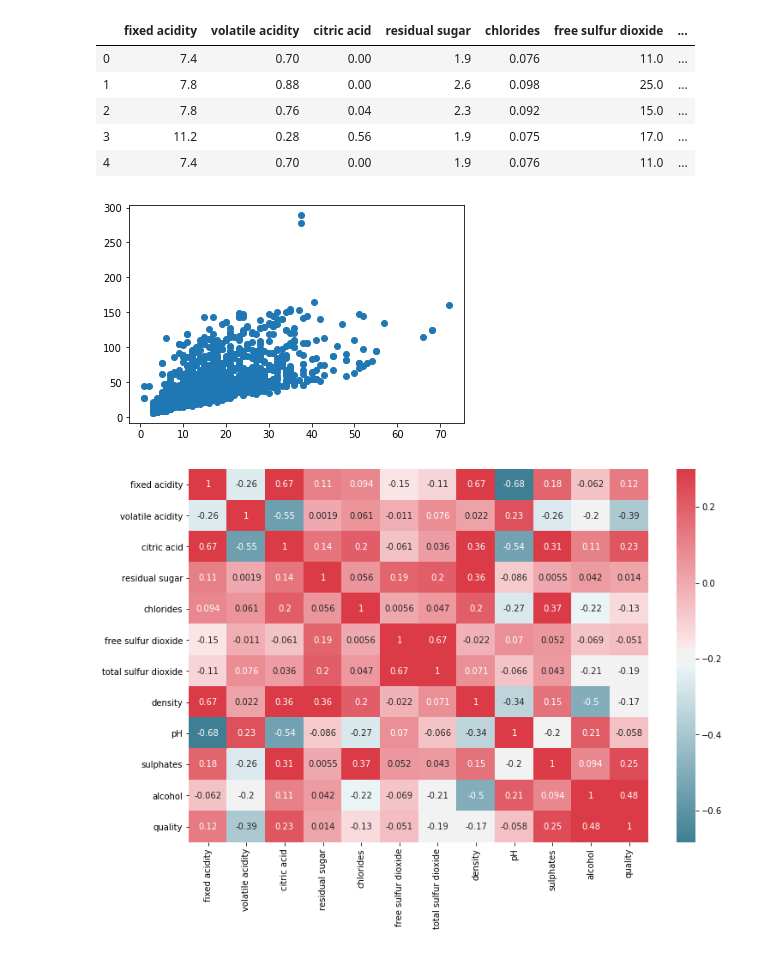
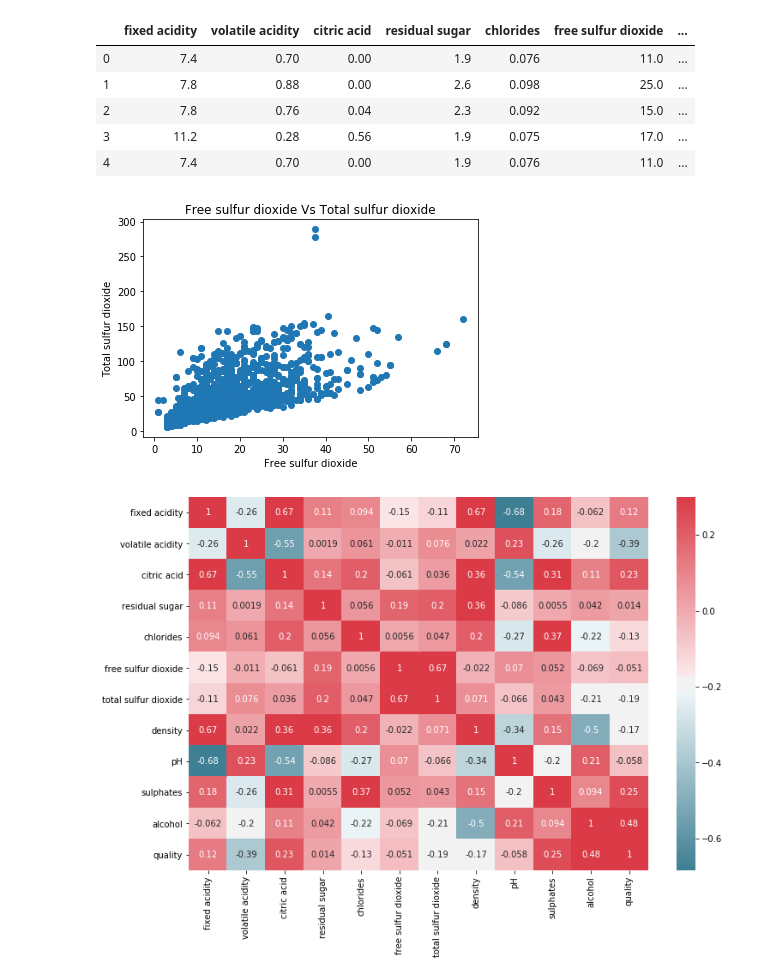
Before and after one commit to SivaLokam/supervisedlearning, a Jupyter notebook: Tutorials/Regression Tutorial.ipynb, the cells around one changed output. Saved outputs shown, nothing was run; the diff lists cells and outputs as text; code cells hidden in the pictures.

```diff
--- a/Tutorials/Regression Tutorial.ipynb
+++ b/Tutorials/Regression Tutorial.ipynb
@@ -77,5 +74,5 @@ plt.show()
 # %%
-wine_quality = pd.read_csv(r'E:\SupervisedLearning\datasets\winequality-red.csv')
+wine_quality = pd.read_csv(r'..\datasets\winequality-red.csv')
 # %%
 wine_quality.head()
 # %% [output]
@@ -88,10 +85,13 @@ wine_quality.head()
 # %%
 x = wine_quality['free sulfur dioxide']
 y = wine_quality['total sulfur dioxide']
+plt.title("Free sulfur dioxide Vs Total sulfur dioxide")
+plt.xlabel("Free sulfur dioxide")
+plt.ylabel("Total sulfur dioxide")
 plt.scatter(x,y)
 plt.show()
 # %% [output]
-[figure, old version]
+[figure, new version]
 # %%
 corr = wine_quality.corr()
 # %%
```
Also changed, not shown: parts of 11 cells of this notebook, 2 other files.
